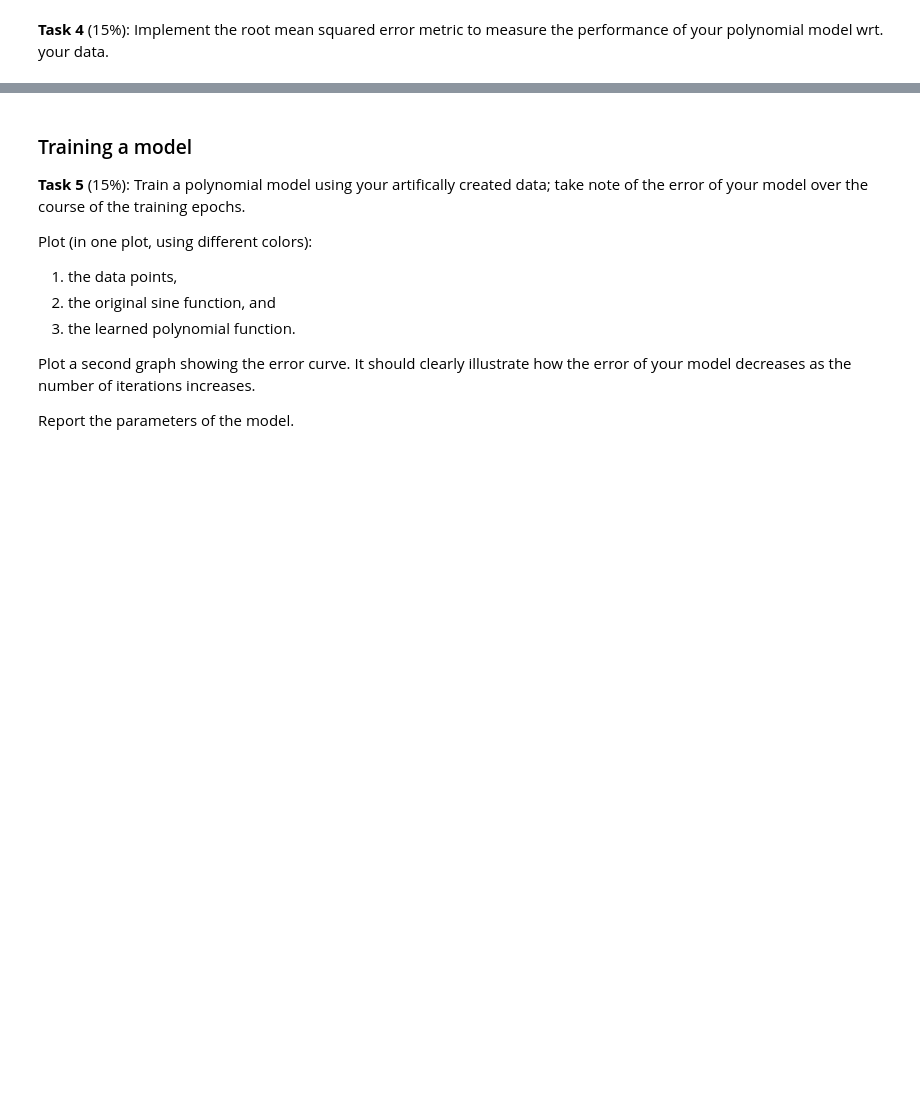
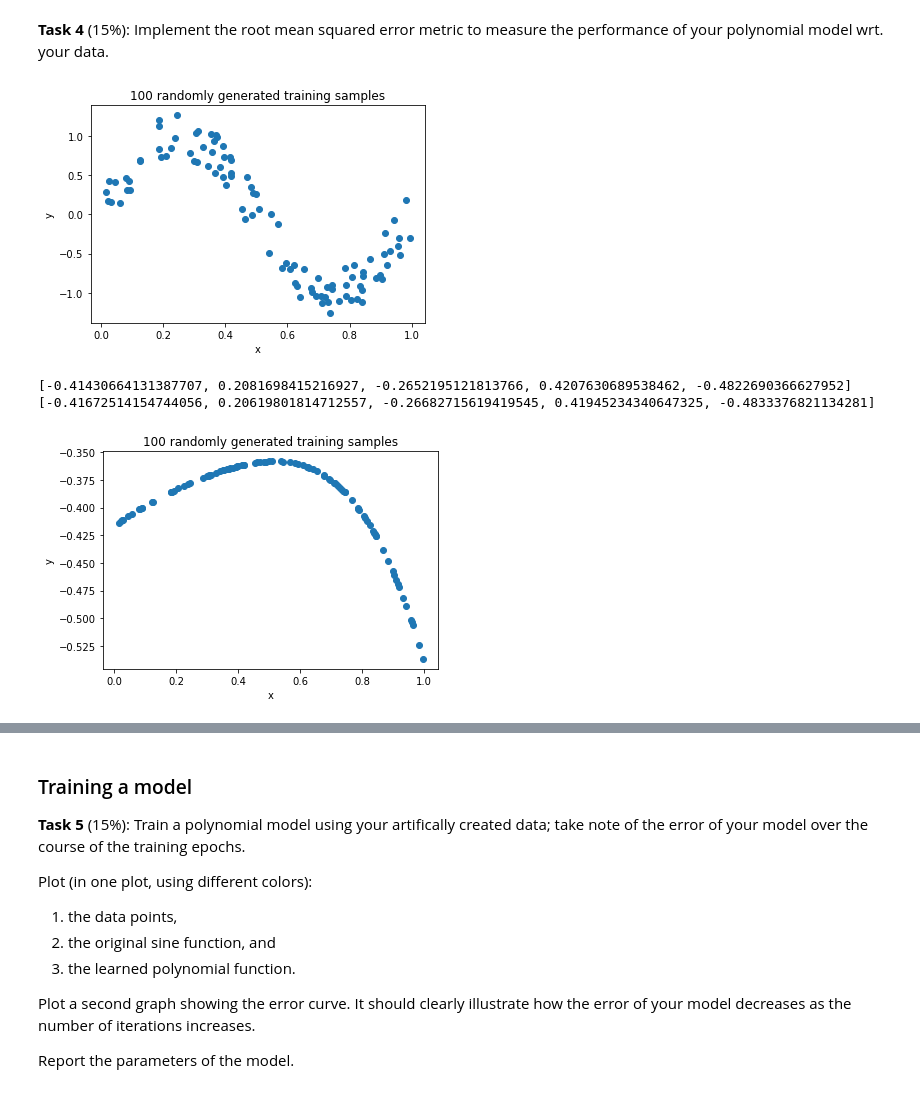
Before and after one commit to MzudemO/ml-ss2021, a Jupyter notebook: Assignment 1/exercise_1_GradientDescent_sheet.ipynb, the cells around one changed output, grey strips where cells are left out. Drawn from its saved outputs; the diff is of its cells as text; code cells hidden in the pictures; blank space fills up the shorter version.

```diff
--- a/Assignment 1/exercise_1_GradientDescent_sheet.ipynb
+++ b/Assignment 1/exercise_1_GradientDescent_sheet.ipynb
@@ -42,0 +74,6 @@ Also define your polynomial degree $D$ and create the initial polynomial paramet
+# %%
+def initial_params(degrees):
+    params = []
+    for _ in range(degrees):
+        params.append(random.uniform(-0.5, 0.5))
+    return params
@@ -60,2 +127,35 @@ where:
 # %% [markdown]
 **Task 4** (15%): Implement the root mean squared error metric to measure the performance of your polynomial model wrt. your data.
+# %%
+alpha = 0.01
+degree = 5
+m = 100
+nr_epochs = 10000
+
+samples_x, samples_y = generate_datapoints(m)
+
+plt.scatter(samples_x, samples_y)
+plt.title(f"{m} randomly generated training samples")
+plt.ylabel("y")
+plt.xlabel("x")
+plt.show()
+
+initial_params = initial_params(degree)
+print(initial_params)
+
+new_params = training_loop(samples_x, samples_y, initial_params, alpha, nr_epochs)
+
+print(new_params)
+guessed_y = []
+for x in samples_x:
+    guessed_y.append(hypothesis(x, new_params))
+plt.scatter(samples_x, guessed_y)
+plt.title(f"{m} randomly generated training samples")
+plt.ylabel("y")
+plt.xlabel("x")
+plt.show()
+# %% [output]
+[figure, added]
+[-0.41430664131387707, 0.2081698415216927, -0.2652195121813766, 0.4207630689538462, -0.4822690366627952]
+[-0.41672514154744056, 0.20619801814712557, -0.26682715619419545, 0.41945234340647325, -0.4833376821134281]
+[figure, added]
```
Also changed, not shown: parts of 9 cells of this notebook.
